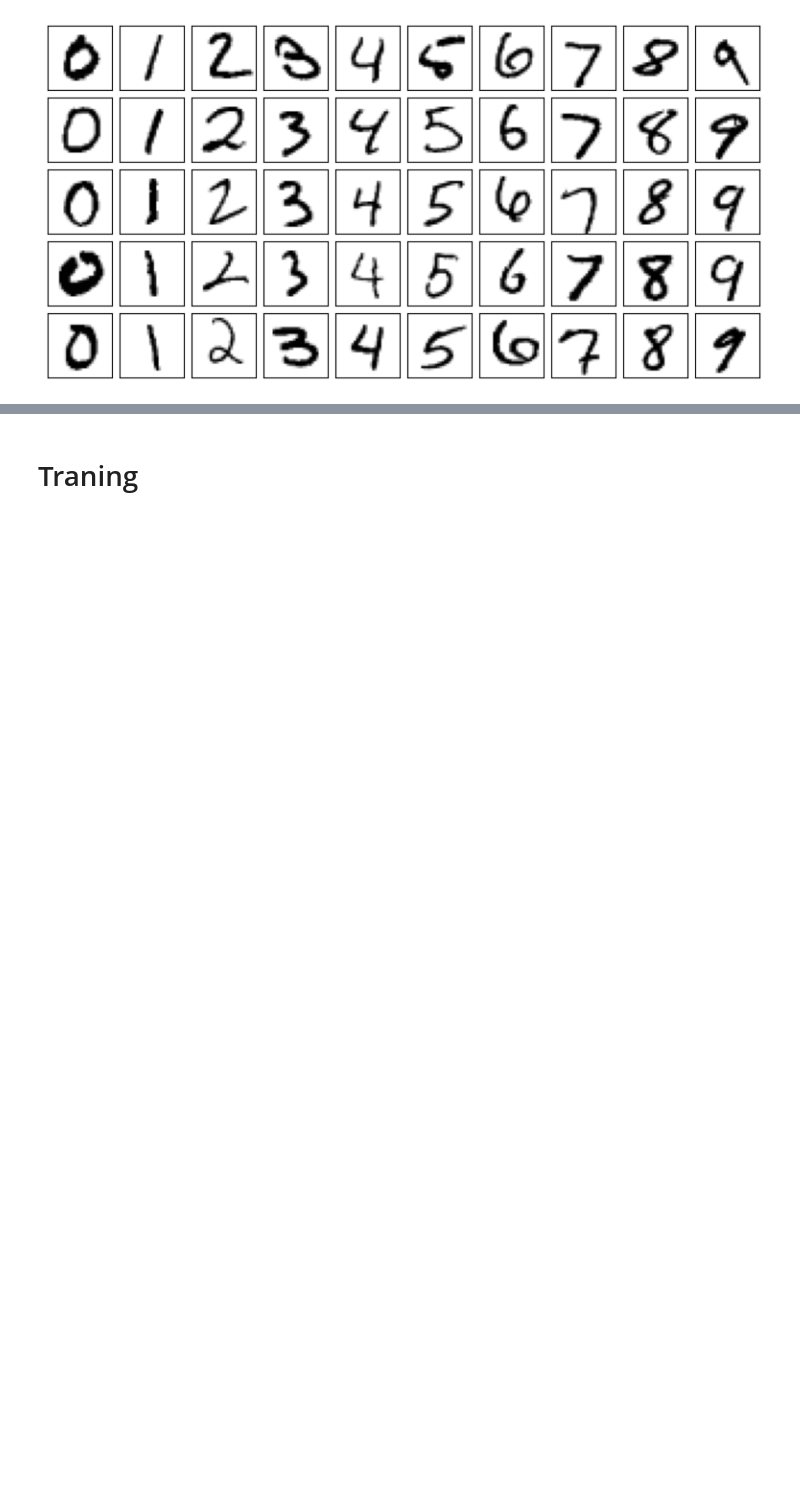
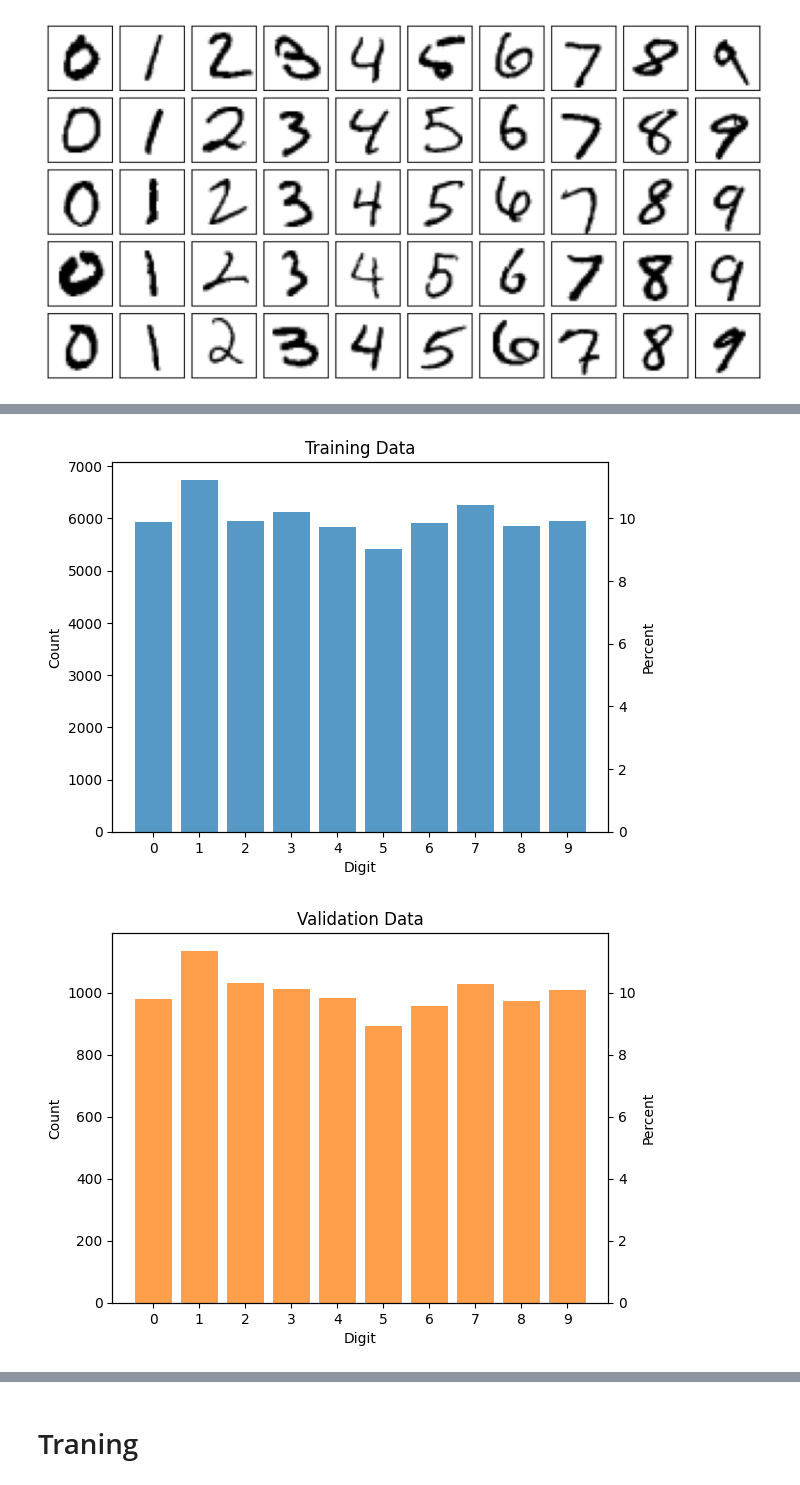
Before and after one commit to jagraves21/NeuralNetworks, a Jupyter notebook: MNIST/Classification/ANN.ipynb, the cells around one changed output, grey strips where cells are left out. Drawn from its saved outputs; the diff is of its cells as text; code cells hidden in the pictures; blank space fills up the shorter version.

```diff
--- a/MNIST/Classification/ANN.ipynb
+++ b/MNIST/Classification/ANN.ipynb
@@ -96,0 +118,30 @@ plt.show()
+# %%
+training_digits, training_counts = np.unique(training_labels, return_counts=True)
+validation_digits, validation_counts = np.unique(validation_labels, return_counts=True)
+
+colors =  plt.rcParams["axes.prop_cycle"].by_key()["color"]
+
+fig,ax = plt.subplots()
+ax.bar(training_digits, training_counts, color=colors[0], alpha=0.75)
+ax.xaxis.set_ticks(training_digits)
+ax.set_title("Training Data")
+ax.set_ylabel("Count")
+ax.set_xlabel("Digit")
+ax = ax.twinx()
+ax.bar(training_digits, training_counts/training_counts.sum() * 100, alpha=0)
+ax.set_ylabel("Percent")
+plt.show()
+
+fig,ax = plt.subplots()
+ax.bar(validation_digits, validation_counts, color=colors[1], alpha=0.75)
+ax.xaxis.set_ticks(validation_digits)
+ax.set_title("Validation Data")
+ax.set_ylabel("Count")
+ax.set_xlabel("Digit")
+ax = ax.twinx()
+ax.bar(validation_digits, validation_counts/validation_counts.sum() * 100, alpha=0)
+ax.set_ylabel("Percent")
+plt.show()
+# %% [output]
+[figure, added]
+[figure, added]
```
Also changed, not shown: parts of 62 cells of this notebook.
